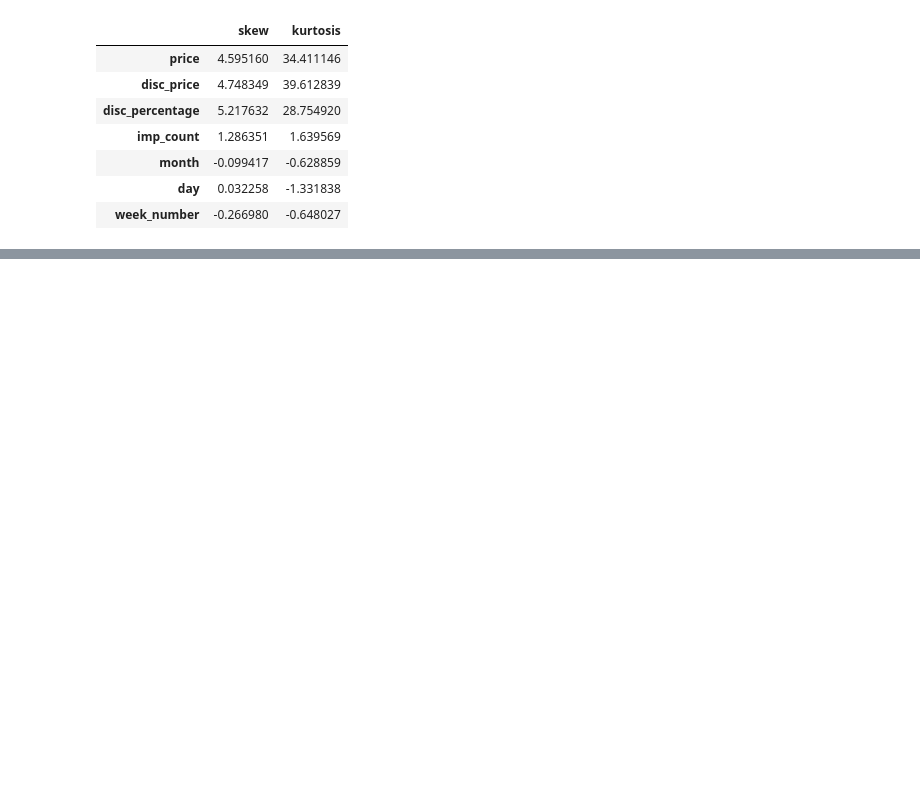
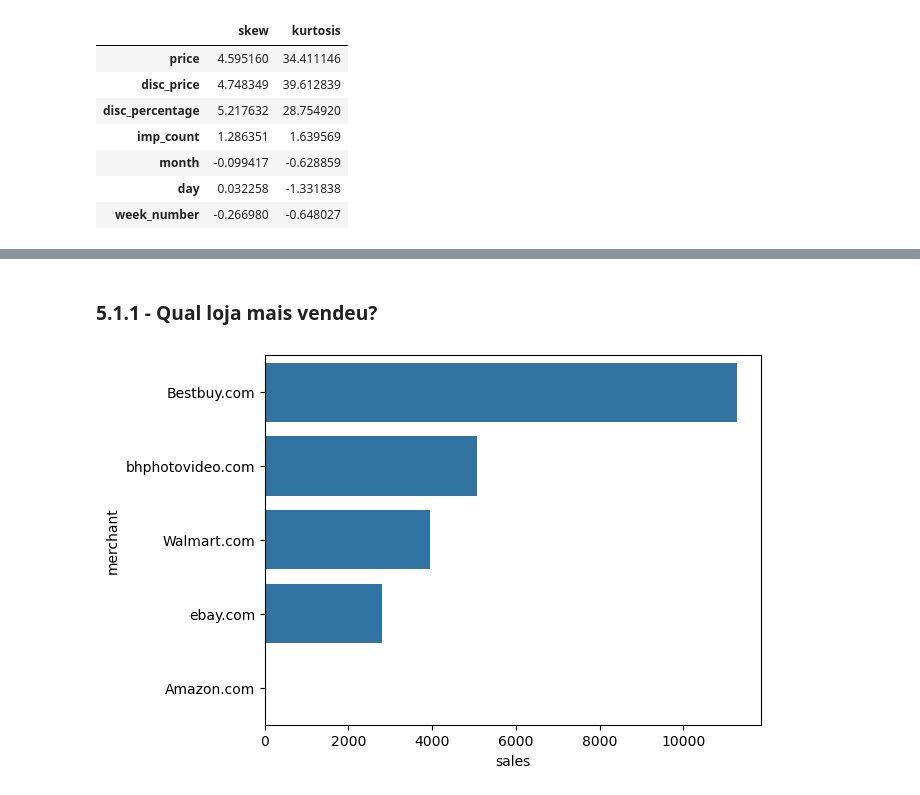
Before and after one commit to luc457x/CDS-ElasticidadeDePreco, a Jupyter notebook: notebook.ipynb, the cells around one changed output, grey strips where cells are left out. Drawn from its saved outputs; the diff is of its cells as text; code cells hidden in the pictures; blank space fills up the shorter version.

```diff
--- a/notebook.ipynb
+++ b/notebook.ipynb
@@ -167,0 +240,11 @@ dtype: float64
+# %% [markdown]
+### 5.1.1 - Qual loja mais vendeu?
+# %%
+df = df_clear[['date_imp_d', 'merchant']].groupby('merchant').count().sort_values(by='date_imp_d', ascending=False)
+sns.barplot(df.head(5), y='merchant', x='date_imp_d')
+plt.xlabel('sales')
+# Guarda top3 merchants para usar na pergunta 3
+top3_merchant = df.head(3).index.tolist()
+plt.show()
+# %% [output]
+[figure, added]
```
Also changed, not shown: parts of 32 cells of this notebook.
